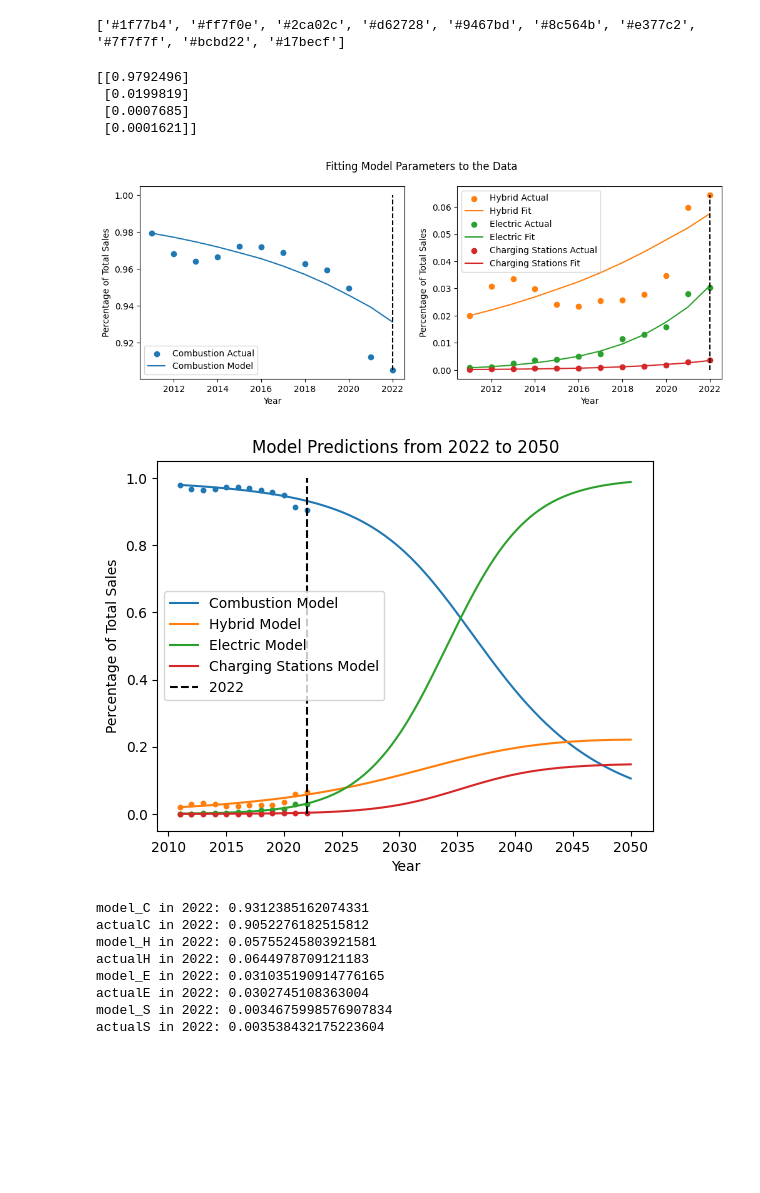
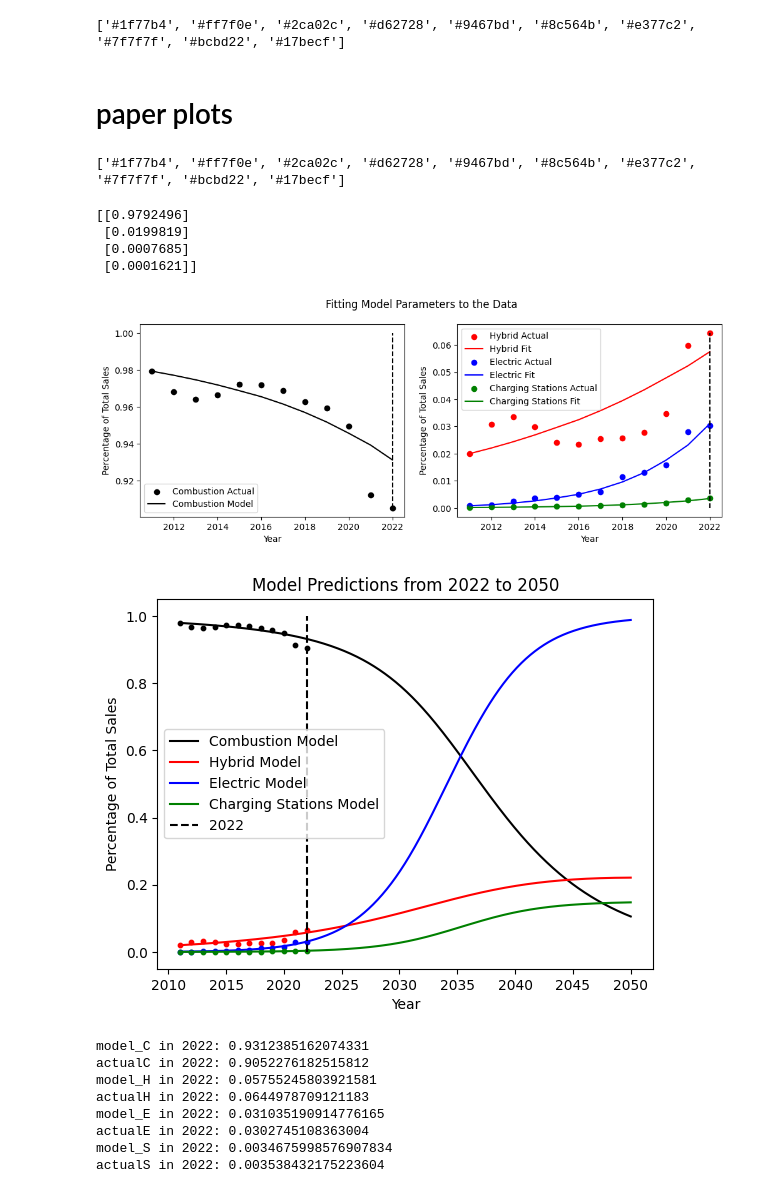
Before and after one commit to binDebug3/EVAdoption, a Jupyter notebook: jeff.ipynb, the cells around one changed output. Saved outputs shown, nothing was run; the diff lists cells and outputs as text; code cells hidden in the pictures; blank space fills up the shorter version.

```diff
--- a/jeff.ipynb
+++ b/jeff.ipynb
@@ -464,2 +293,4 @@ color_map = {
 # %% [output]
 ['#1f77b4', '#ff7f0e', '#2ca02c', '#d62728', '#9467bd', '#8c564b', '#e377c2', '#7f7f7f', '#bcbd22', '#17becf']
+# %% [markdown]
+# paper plots
@@ -466,3 +310,37 @@ color_map = {
+# %%
+
+prop_cycle = plt.rcParams['axes.prop_cycle']
+colors = prop_cycle.by_key()['color']
+
+print(colors)
+
+color_map = {
+    'blue': colors[0],
+    'orange': colors[1],
+    'green': colors[2],
+    'red': colors[3]
+}
+
+color_map = {
+    'blue': 'black',
+    'orange': 'red',
+    'green': 'blue',
+    'red': 'green'
+}
+# %% [output]
+['#1f77b4', '#ff7f0e', '#2ca02c', '#d62728', '#9467bd', '#8c564b', '#e377c2', '#7f7f7f', '#bcbd22', '#17becf']
+# %%
+# load the charging data
+charging_df = pd.read_csv("data/charging.csv")
+
+# load the sales data
+sales_df = pd.read_csv("data/vehicle_sales_2000_2023.csv")
+sales_df = sales_df.merge(charging_df, on='Year', how='left')
+sales_df['Charging Ports'] = sales_df['Charging Ports'].fillna(0).astype(float) / 1000
+sales_df['Station Locations'] = sales_df['Station Locations'].fillna(0).astype(float) / 1000
+sales_df['Station Locations Ratio'] = sales_df['Station Locations'] / sales_df['Total']
+
+rel_sales_df = sales_df.loc[sales_df['Year'] >= 2011, :].copy()
 # %%
 def ces(t, y, K_ch, K_ce, K_he, alpha, beta, C_s):
     #print(y[0], y[1], y[2], y[3], C_s, y[3] / C_s)
@@ -472,6 +350,7 @@ def ces(t, y, K_ch, K_ce, K_he, alpha, beta, C_s):
         (K_ce * y[0] * y[2] + K_he * y[1] * y[2] + alpha * y[3]) * (1-y[2]),
         beta * y[3] * (1 - y[3] / C_s)
     )
+
 # go from 2011 to 2050
 t_span = (0, 50-11)
 ts = np.linspace(*t_span, 500)
@@ -549,43 +428,43 @@ plt.show()
 
 
 dot_size = 10
+plt.scatter(rel_sales_df['Year'], rel_sales_df['Combustion_ratio'], color=color_map['blue'], s=dot_size)
 plt.scatter(rel_sales_df['Year'], rel_sales_df['Hybrid_ratio'], color=color_map['orange'], s=dot_size)
-plt.scatter(rel_sales_df['Year'], rel_sales_df['Combustion_ratio'], color=color_map['blue'], s=dot_size)
 plt.scatter(rel_sales_df['Year'], rel_sales_df['Electric_ratio'], color=color_map['green'], s=dot_size)
 plt.scatter(rel_sales_df['Year'], rel_sales_df['Station Locations Ratio'], color=color_map['red'], s=dot_size)
 #plt.scatter(rel_sales_df['Year'], all_shift * (rel_sales_df['Combustion_ratio']-c_shift), label='Combustion')
-plt.plot(model_yrs, model_C, label='Combustion Model')
+plt.plot(model_yrs, model_C, label='Combustion Model', color=color_map['blue'])
 #plt.scatter(rel_sales_df['Year'], all_shift * rel_sales_df['Hybrid_ratio'], label='Hybrid')
-plt.plot(model_yrs, model_H, label='Hybrid Model')
+plt.plot(model_yrs, model_H, label='Hybrid Model', color=color_map['orange'])
 #plt.scatter(rel_sales_df['Year'], all_shift * rel_sales_df['Electric_ratio'], label='Electric')
-plt.plot(model_yrs, model_E, label='Electric Model')
+plt.plot(model_yrs, model_E, label='Electric Model', color=color_map['green'])
 #plt.scatter(rel_sales_df['Year'], all_shift * rel_sales_df['Station Locations Ratio'], label='Charging Stations')
-plt.plot(model_yrs, model_S, label='Charging Stations Model')
+plt.plot(model_yrs, model_S, label='Charging Stations Model', color=color_map['red'])
 plt.vlines(2022, 0, 1, linestyles='dashed', color='black', label='2022')
 plt.title("Model from 2011 to 2050")
 plt.xlabel("Year")
 plt.ylabel("Percentage of Total Sales")
 plt.legend()
 
 plt.title("Model Predictions from 2022 to 2050")
 plt.show()
 
 ind_2022 = np.argsort(np.abs(ts + 2011 - 2022))[0]
 print("model_C in 2022:", model_C[ind_2022])
 print("actualC in 2022:", C[-1])
 print("model_H in 2022:", model_H[ind_2022])
 print("actualH in 2022:", H[-1])
 print("model_E in 2022:", model_E[ind_2022])
 print("actualE in 2022:", E[-1])
 print("model_S in 2022:", model_S[ind_2022])
 print("actualS in 2022:", S[-1])
 # %% [output]
 [[0.9792496]
  [0.0199819]
  [0.0007685]
  [0.0001621]]
-[figure, old version]
+[figure, new version]
-[figure, old version]
+[figure, new version]
 model_C in 2022: 0.9312385162074331
 actualC in 2022: 0.9052276182515812
 model_H in 2022: 0.05755245803921581
```
Also changed, not shown: parts of 20 cells of this notebook, 6 other files.
